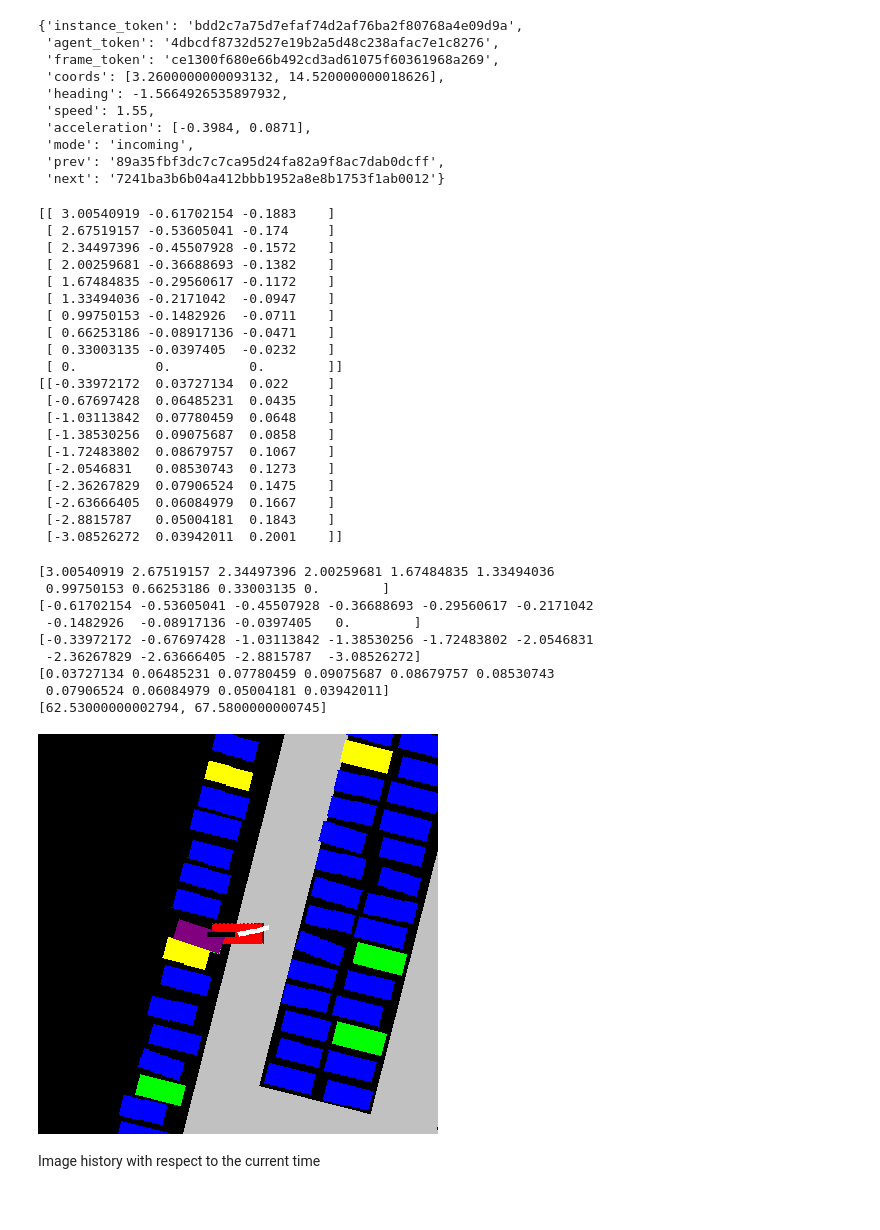
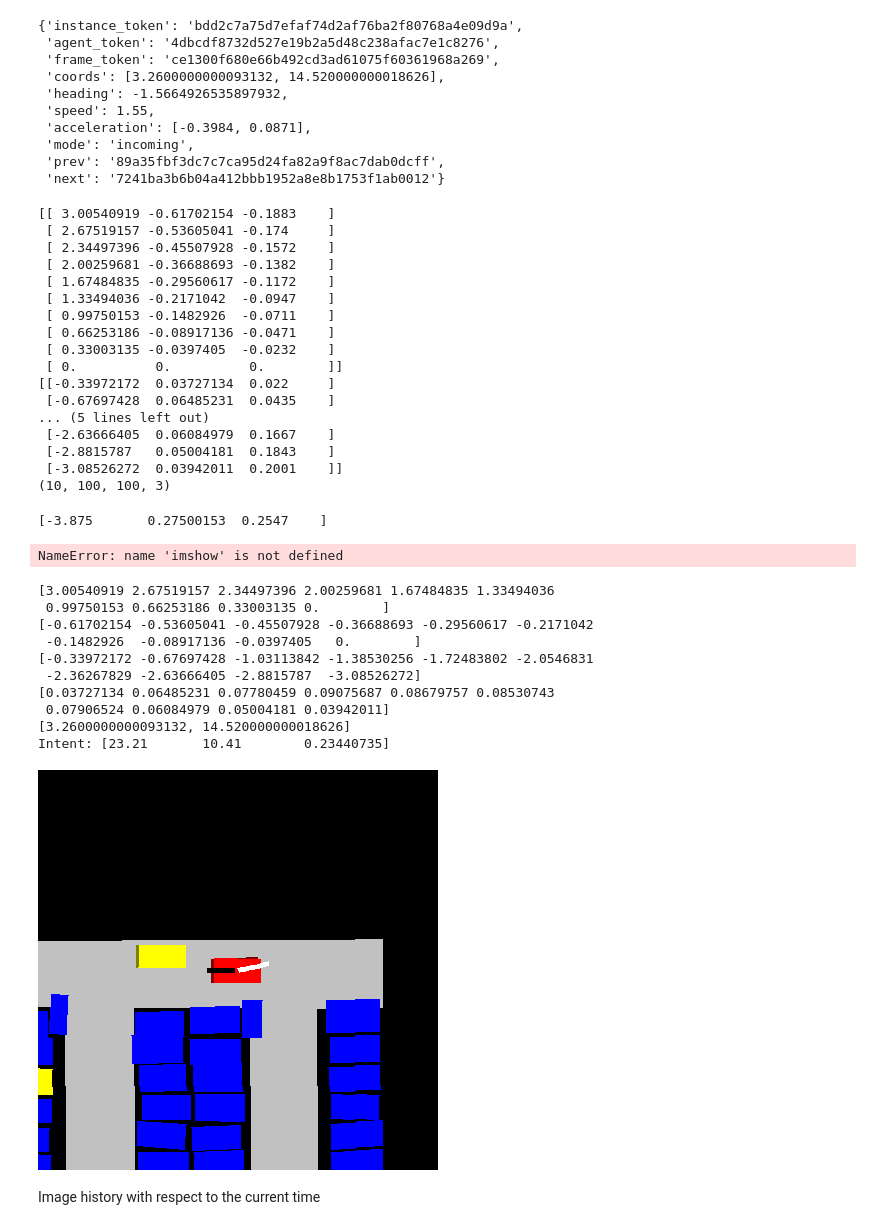
Before and after one commit to XuShenLZ/ParkSim, a Jupyter notebook: python/parksim/trajectory_predict/data_processing/data_experimentation.ipynb, the cells around one changed output. Drawn from its saved outputs; the diff is of its cells as text; code cells hidden in the pictures.

Commit message:
create dataset with image history and intent

```diff
--- a/python/parksim/trajectory_predict/data_processing/data_experimentation.ipynb
+++ b/python/parksim/trajectory_predict/data_processing/data_experimentation.ipynb
@@ -14,8 +14,8 @@ from parksim.trajectory_predict.data_processing.utils import TransformerDataProc
 # Load dataset
 ds = Dataset()
 
-home_path = str(Path.home()) + '/MPCLab'
-# home_path = str(Path.home())
+# home_path = str(Path.home()) + '/MPCLab'
+home_path = str(Path.home())
 ds.load(home_path + '/dlp-dataset/data/DJI_0012')
 # %%
 scene = ds.get('scene', ds.list_scenes()[0])
@@ -100,9 +100,10 @@ ds.get('instance', instance_token)
  'next': '7241ba3b6b04a412bbb1952a8e8b1753f1ab0012'}
 # %%
 from parksim.trajectory_predict.data_processing.create_dataset import get_data_for_instance
-img, past, future = get_data_for_instance(instances[1], 90, frame['frame_token'], extractor, ds)
+imgs, past, future, intent = get_data_for_instance(instances[1], 90, frame['frame_token'], extractor, ds)
 print(past)
 print(future)
+print(imgs.shape)
 # %% [output]
 [[ 3.00540919 -0.61702154 -0.1883    ]
  [ 2.67519157 -0.53605041 -0.174     ]
@@ -116,51 +117,59 @@ print(future)
  [ 0.          0.          0.        ]]
 [[-0.33972172  0.03727134  0.022     ]
  [-0.67697428  0.06485231  0.0435    ]
- [-1.03113842  0.07780459  0.0648    ]
- [-1.38530256  0.09075687  0.0858    ]
- [-1.72483802  0.08679757  0.1067    ]
- [-2.0546831   0.08530743  0.1273    ]
- [-2.36267829  0.07906524  0.1475    ]
+... (5 lines left out)
  [-2.63666405  0.06084979  0.1667    ]
  [-2.8815787   0.05004181  0.1843    ]
  [-3.08526272  0.03942011  0.2001    ]]
+(10, 100, 100, 3)
+# %%
+print(intent)
+imshow(imgs[0])
+# %% [output]
+[-3.875       0.27500153  0.2547    ]
+NameError: name 'imshow' is not defined
 # %%
+instance = instances[4]
+
 img_fr = extractor.vis.plot_frame(frame['frame_token'])
-im = extractor.vis.inst_centric(img_fr, instances[1])
-im = extractor.label_target_spot(instances[1], im)
+im = extractor.vis.inst_centric(img_fr, instance)
+global_intent_pose = extractor.get_intent_pose(instance, im)
+im = extractor.label_target_spot(instance, im)
 print(past[:,0])
 print(past[:,1])
 print(future[:,0])
 print(future[:,1])
-print(ds.get('instance', instances[1])['coords'])
+
+print(ds.get('instance', instance)['coords'])
+print("Intent:", global_intent_pose)
 
 # Plot the past / future trajectory back to instance centric view
-curr_instance = ds.get('instance', instances[1])
+curr_instance = ds.get('instance', instance)
 curr_pose = np.array(
     [curr_instance['coords'][0], curr_instance['coords'][1], curr_instance['heading']])
 
 rot = np.array([[np.cos(curr_pose[2]), -np.sin(curr_pose[2])],
                [np.sin(curr_pose[2]), np.cos(curr_pose[2])]])
 global_past = (rot @ past[:, :2].T).T + curr_pose[:2]
 global_future = (rot @ future[:, :2].T).T + curr_pose[:2]
 
-
 im = extractor.vis.plot_traj(inst_centric_view=im, center_pose=curr_pose,
                              traj=global_past, color=(255, 255, 255), width=5)
 im = extractor.vis.plot_traj(inst_centric_view=im, center_pose=curr_pose,
                              traj=global_future, color=(0, 0, 0), width=5)
 display(im)
 # %% [output]
 [3.00540919 2.67519157 2.34497396 2.00259681 1.67484835 1.33494036
  0.99750153 0.66253186 0.33003135 0.        ]
 [-0.61702154 -0.53605041 -0.45507928 -0.36688693 -0.29560617 -0.2171042
  -0.1482926  -0.08917136 -0.0397405   0.        ]
 [-0.33972172 -0.67697428 -1.03113842 -1.38530256 -1.72483802 -2.0546831
  -2.36267829 -2.63666405 -2.8815787  -3.08526272]
 [0.03727134 0.06485231 0.07780459 0.09075687 0.08679757 0.08530743
  0.07906524 0.06084979 0.05004181 0.03942011]
-[62.53000000002794, 67.5800000000745]
+[3.2600000000093132, 14.520000000018626]
+Intent: [23.21       10.41        0.23440735]
-[figure, old version]
+[figure, new version]
 # %% [markdown]
 Image history with respect to the current time
 # %%
```
Also changed, not shown: 2 other files.
